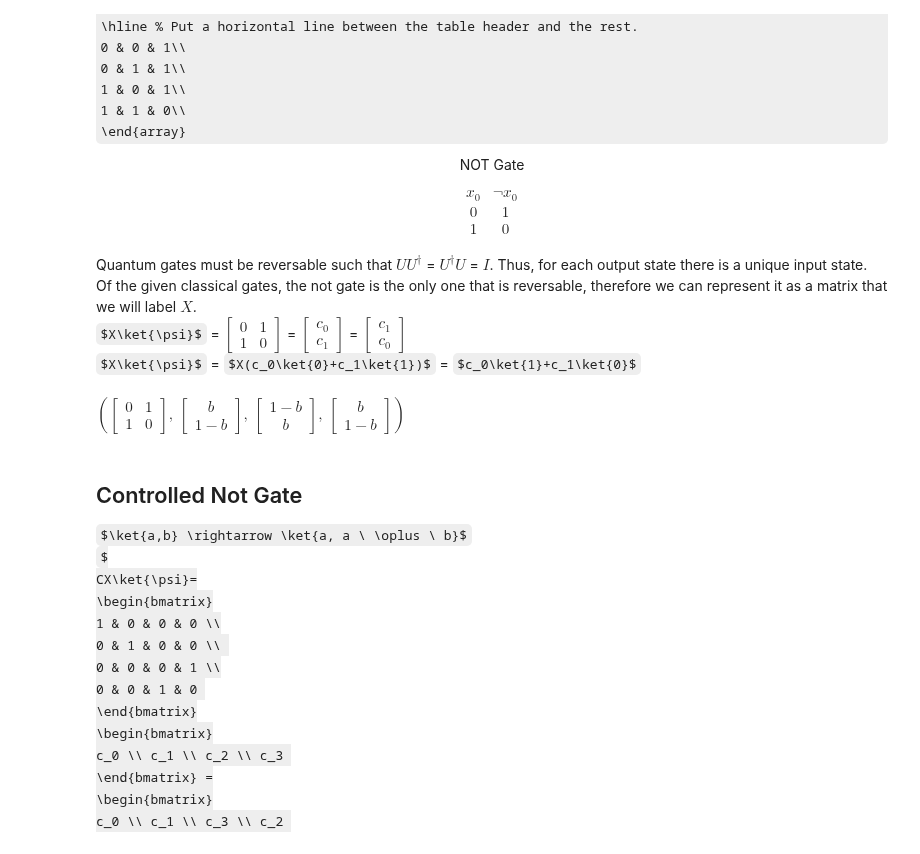
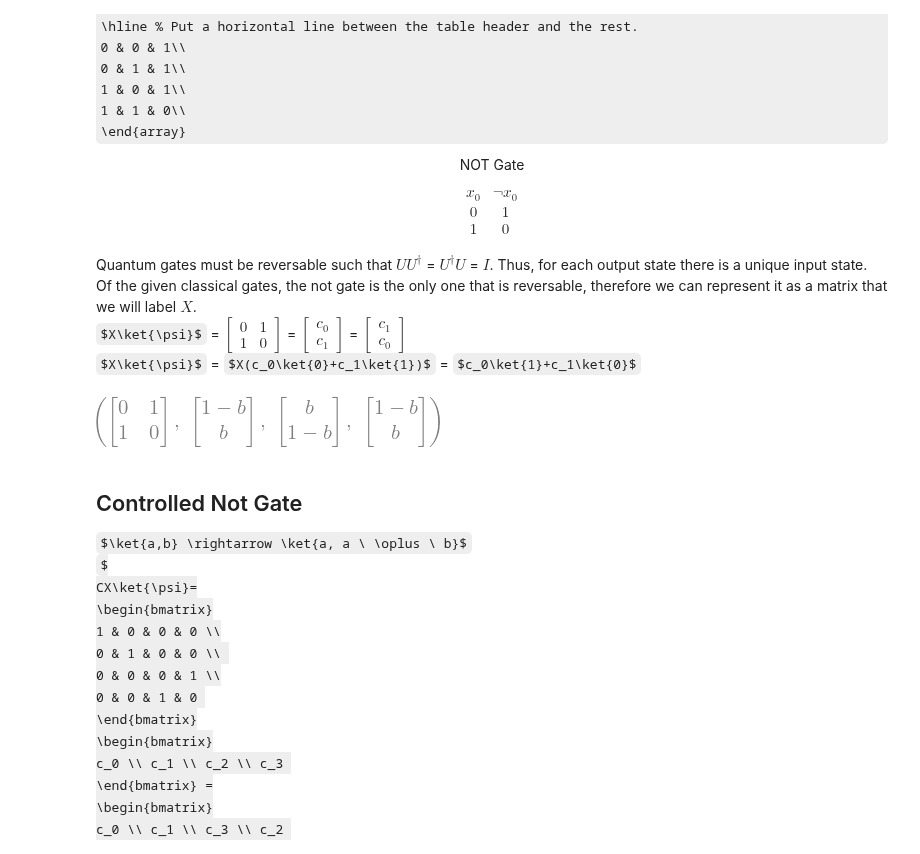
Before and after one commit to Artuk009/QuantumComputing, a Jupyter notebook: LectureTwo.ipynb, the cells around one changed output. Drawn from its saved outputs; the diff is of its cells as text; code cells hidden in the pictures; some formulas as TeX source.

```diff
--- a/LectureTwo.ipynb
+++ b/LectureTwo.ipynb
@@ -63,18 +63,18 @@ $X\ket{\psi}$ = $X(c_0\ket{0}+c_1\ket{1})$ = $c_0\ket{1}+c_1\ket{0}$
 # %%
 # define X
 b = symbols("b")
 X = Matrix([[0, 1], [1, 0]])
-ket_b = Matrix([[b], [1-b]])
+ket_b = Matrix([[1-b], [b]])
 
 # Apply X gate to the state vector
 X_on_ket_b = X * ket_b
 
 # Apply X gate twice
 XX_on_ket_b = X * (X_on_ket_b)
 # Notice this flips the state back to its original value (identity), thus X is unitary.
 (X, ket_b, X_on_ket_b, XX_on_ket_b)
 # %% [output]
-$\displaystyle \left( \left[\begin{matrix}0 & 1\\1 & 0\end{matrix}\right], \  \left[\begin{matrix}b\\1 - b\end{matrix}\right], \  \left[\begin{matrix}1 - b\\b\end{matrix}\right], \  \left[\begin{matrix}b\\1 - b\end{matrix}\right]\right)$
+[figure, added]
 # %% [markdown]
 ## Controlled Not Gate
 $\ket{a,b} \rightarrow \ket{a, a \ \oplus \ b}$<br>
```
Also changed, not shown: parts of 4 cells of this notebook.
